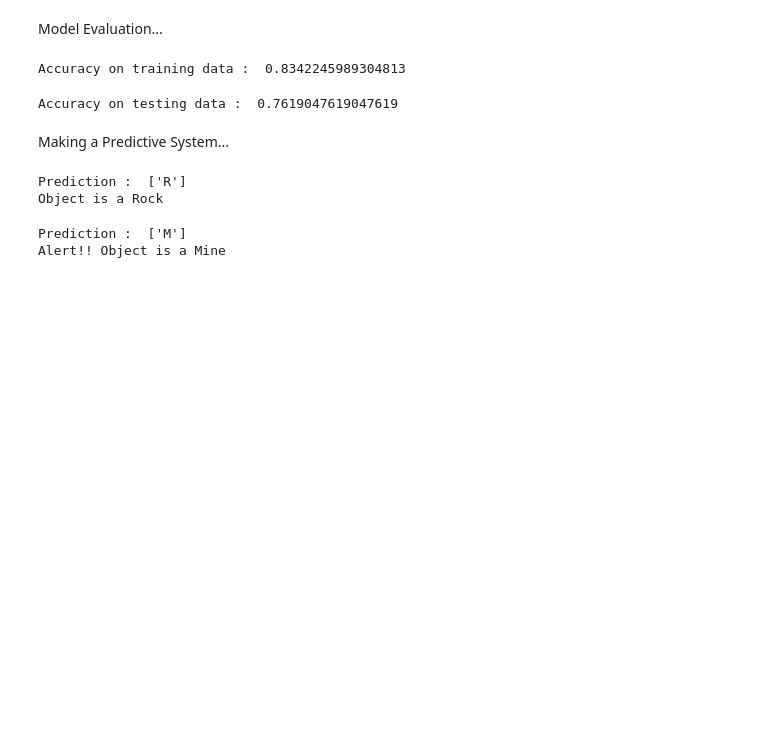
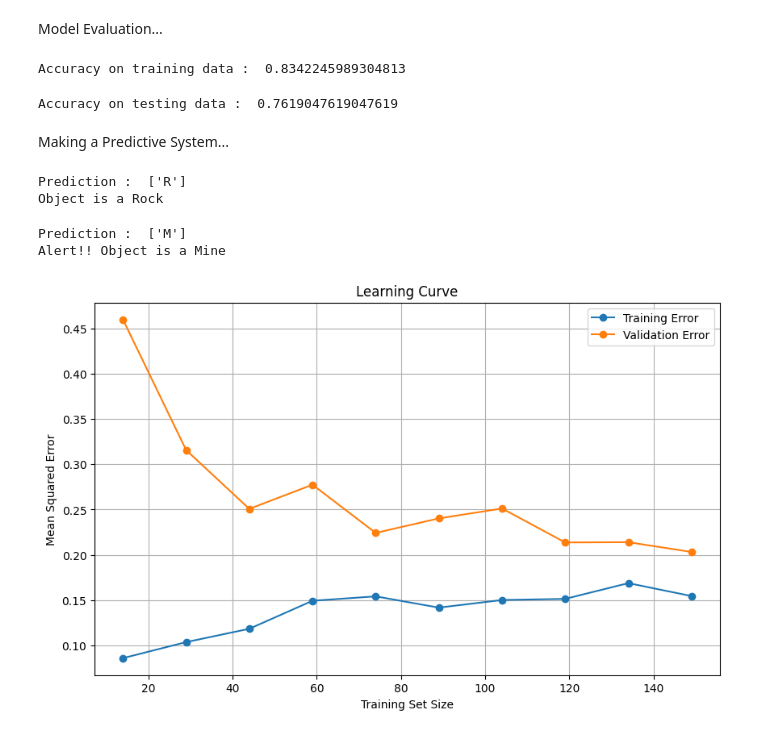
Before and after one commit to Omii1908/Anveshan, a Jupyter notebook: Sonar-RM-Prediction/src/sonar.ipynb, the cells around one changed output. Drawn from its saved outputs; the diff is of its cells as text; code cells hidden in the pictures; blank space fills up the shorter version.

```diff
--- a/Sonar-RM-Prediction/src/sonar.ipynb
+++ b/Sonar-RM-Prediction/src/sonar.ipynb
@@ -142,3 +142,32 @@ else:
 # %% [output]
 Prediction :  ['M']
 Alert!! Object is a Mine
+# %%
+import matplotlib.pyplot as plt
+from sklearn.model_selection import learning_curve
+
+mapping = {'R':0, 'M':1}
+Y_train = Y_train.map(mapping)
+
+# Generate learning curves
+train_sizes, train_scores, val_scores = learning_curve(
+    model, X_train, Y_train, cv=5, scoring='neg_mean_squared_error',
+    train_sizes=np.linspace(0.1, 1.0, 10), random_state=42
+)
+
+# Convert negative MSE to positive for plotting
+train_scores_mean = -train_scores.mean(axis=1)
+val_scores_mean = -val_scores.mean(axis=1)
+
+# Plotting the learning curve
+plt.figure(figsize=(10, 6))
+plt.plot(train_sizes, train_scores_mean, label='Training Error', marker='o')
+plt.plot(train_sizes, val_scores_mean, label='Validation Error', marker='o')
+plt.title('Learning Curve')
+plt.xlabel('Training Set Size')
+plt.ylabel('Mean Squared Error')
+plt.legend()
+plt.grid()
+plt.show()
+# %% [output]
+[figure, added]
```
Also changed, not shown: 3 other files.
